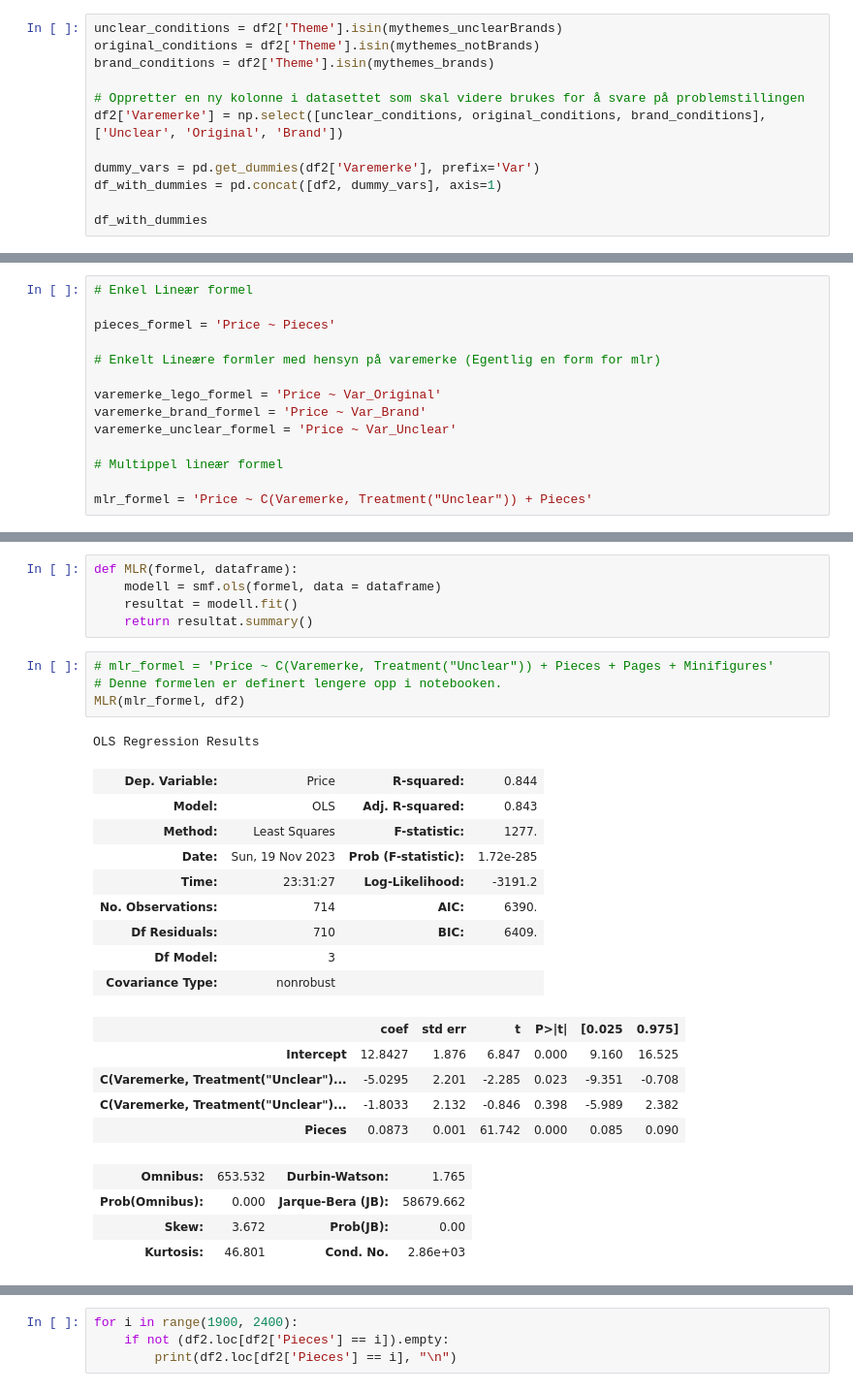
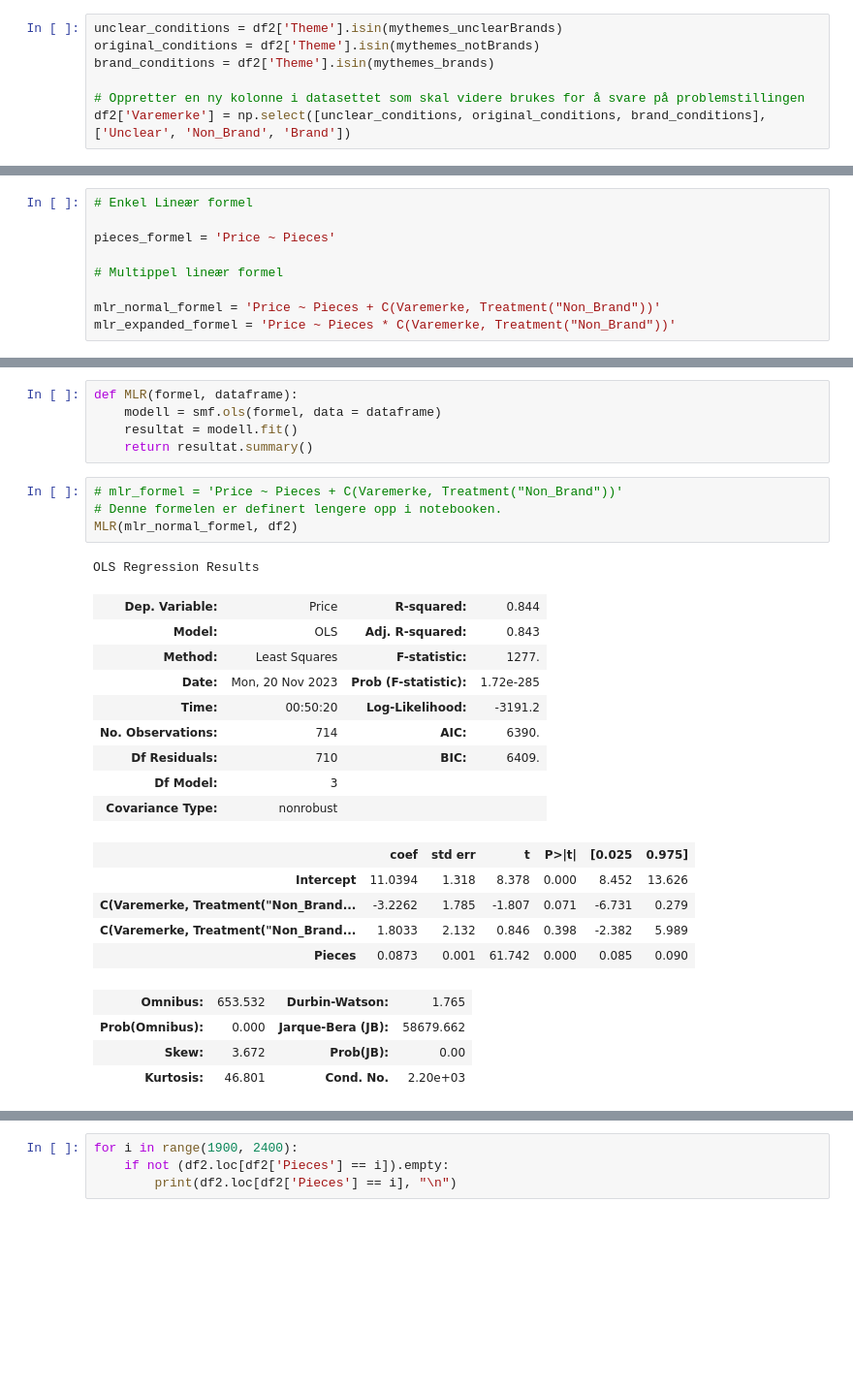
Before and after one commit to erikbjo/istg1003prosjekt, a Jupyter notebook: Oppgaver/arthurTestBook.ipynb, the cells around one changed output, grey strips where cells are left out. Shown at 97% size. Cells and saved outputs as stored; diff of their text form; blank space fills up the shorter version.

```diff
--- a/Oppgaver/arthurTestBook.ipynb
+++ b/Oppgaver/arthurTestBook.ipynb
@@ -82,9 +82,4 @@ original_conditions = df2['Theme'].isin(mythemes_notBrands)
 brand_conditions = df2['Theme'].isin(mythemes_brands)
 
 # Oppretter en ny kolonne i datasettet som skal videre brukes for å svare på problemstillingen
-df2['Varemerke'] = np.select([unclear_conditions, original_conditions, brand_conditions], ['Unclear', 'Original', 'Brand'])
-
-dummy_vars = pd.get_dummies(df2['Varemerke'], prefix='Var')
-df_with_dummies = pd.concat([df2, dummy_vars], axis=1)
-
-df_with_dummies
+df2['Varemerke'] = np.select([unclear_conditions, original_conditions, brand_conditions], ['Unclear', 'Non_Brand', 'Brand'])
@@ -107,15 +88,10 @@ df_with_dummies
 
 pieces_formel = 'Price ~ Pieces'
 
-# Enkelt Lineære formler med hensyn på varemerke (Egentlig en form for mlr)
-
-varemerke_lego_formel = 'Price ~ Var_Original'
-varemerke_brand_formel = 'Price ~ Var_Brand'
-varemerke_unclear_formel = 'Price ~ Var_Unclear'
-
 # Multippel lineær formel
 
-mlr_formel = 'Price ~ C(Varemerke, Treatment("Unclear")) + Pieces'
+mlr_normal_formel = 'Price ~ Pieces + C(Varemerke, Treatment("Non_Brand"))'
+mlr_expanded_formel = 'Price ~ Pieces * C(Varemerke, Treatment("Non_Brand"))'
 # %% [markdown]
 ## Enkel LR
 # %%
@@ -392,28 +294,28 @@ def MLR(formel, dataframe):
     resultat = modell.fit()
     return resultat.summary()
 # %%
-# mlr_formel = 'Price ~ C(Varemerke, Treatment("Unclear")) + Pieces + Pages + Minifigures'
+# mlr_formel = 'Price ~ Pieces + C(Varemerke, Treatment("Non_Brand"))'
 # Denne formelen er definert lengere opp i notebooken.
-MLR(mlr_formel, df2)
+MLR(mlr_normal_formel, df2)
 # %% [output]
 OLS Regression Results
 | Dep. Variable: | Price | R-squared: | 0.844 |
 | Model: | OLS | Adj. R-squared: | 0.843 |
 | Method: | Least Squares | F-statistic: | 1277. |
-| Date: | Sun, 19 Nov 2023 | Prob (F-statistic): | 1.72e-285 |
-| Time: | 23:31:27 | Log-Likelihood: | -3191.2 |
+| Date: | Mon, 20 Nov 2023 | Prob (F-statistic): | 1.72e-285 |
+| Time: | 00:50:20 | Log-Likelihood: | -3191.2 |
 | No. Observations: | 714 | AIC: | 6390. |
 | Df Residuals: | 710 | BIC: | 6409. |
 | Df Model: | 3 |  |  |
 | Covariance Type: | nonrobust |  |  |
 |  | coef | std err | t | P>|t| | [0.025 | 0.975] |
-| Intercept | 12.8427 | 1.876 | 6.847 | 0.000 | 9.160 | 16.525 |
-| C(Varemerke, Treatment("Unclear")... | -5.0295 | 2.201 | -2.285 | 0.023 | -9.351 | -0.708 |
-| C(Varemerke, Treatment("Unclear")... | -1.8033 | 2.132 | -0.846 | 0.398 | -5.989 | 2.382 |
+| Intercept | 11.0394 | 1.318 | 8.378 | 0.000 | 8.452 | 13.626 |
+| C(Varemerke, Treatment("Non_Brand... | -3.2262 | 1.785 | -1.807 | 0.071 | -6.731 | 0.279 |
+| C(Varemerke, Treatment("Non_Brand... | 1.8033 | 2.132 | 0.846 | 0.398 | -2.382 | 5.989 |
 | Pieces | 0.0873 | 0.001 | 61.742 | 0.000 | 0.085 | 0.090 |
 | Omnibus: | 653.532 | Durbin-Watson: | 1.765 |
 | Prob(Omnibus): | 0.000 | Jarque-Bera (JB): | 58679.662 |
 | Skew: | 3.672 | Prob(JB): | 0.00 |
-| Kurtosis: | 46.801 | Cond. No. | 2.86e+03 |
+| Kurtosis: | 46.801 | Cond. No. | 2.20e+03 |
 Notes:
 [1] Standard Errors assume that the covariance matrix of the errors is correctly specified.
```
Also changed, not shown: parts of 17 cells of this notebook.
